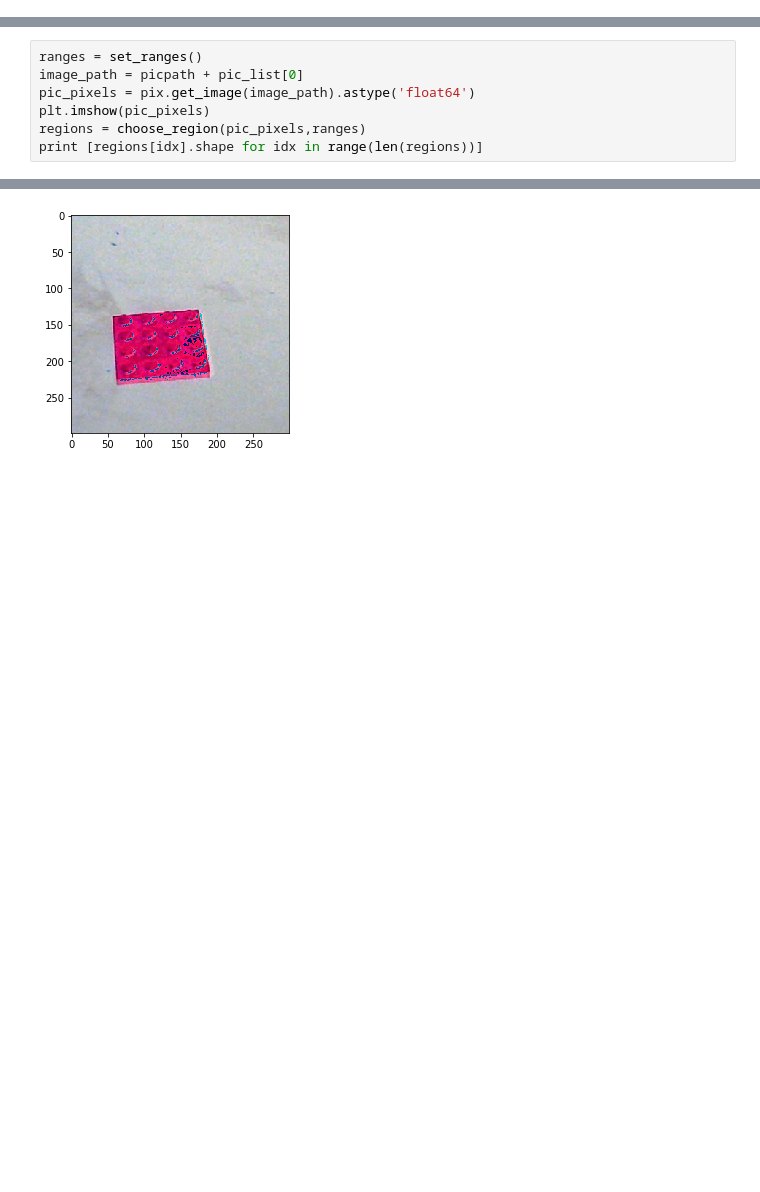
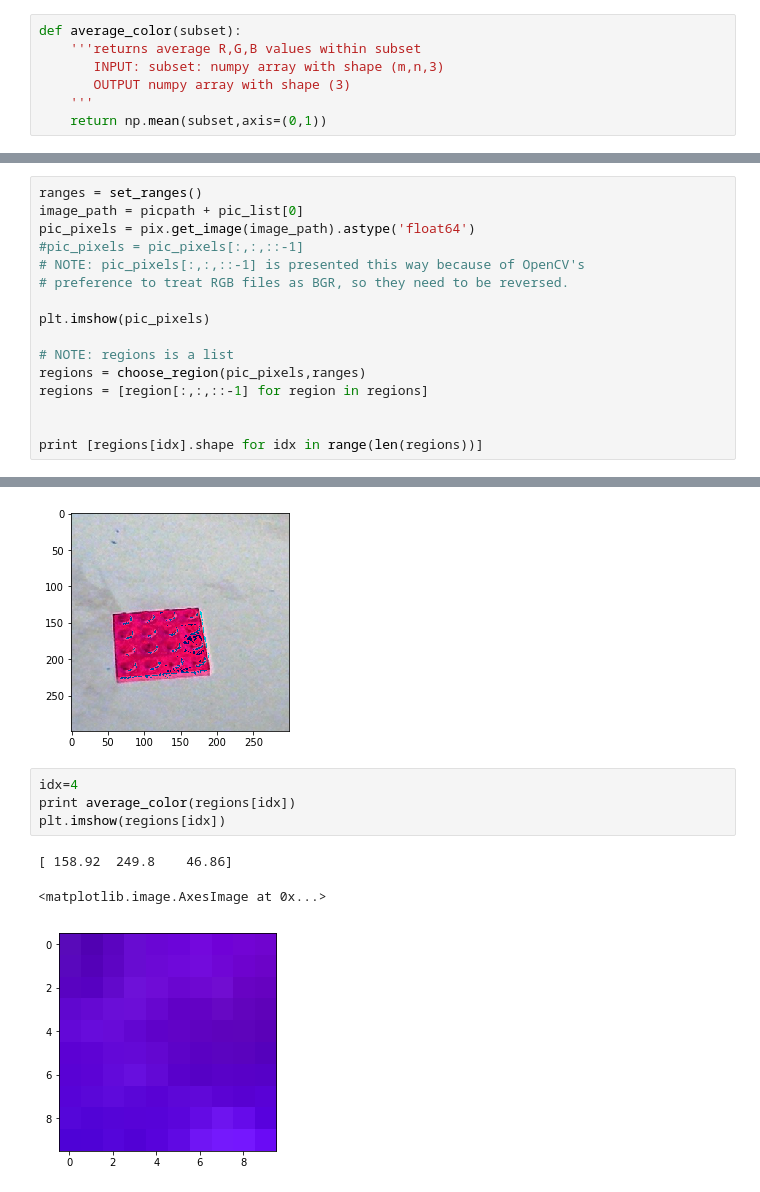
Before and after one commit to brsilver2001/bricks_from_bins_to_kits, a Jupyter notebook: new_work_in_progress/colors/color_ann.ipynb, the cells around one changed output, grey strips where cells are left out. Saved outputs shown, nothing was run; the diff lists cells and outputs as text; blank space fills up the shorter version.

Commit message:
color stuff all broken - calling it a day

```diff
--- a/new_work_in_progress/colors/color_ann.ipynb
+++ b/new_work_in_progress/colors/color_ann.ipynb
@@ -180,3 +187,10 @@ def average_color(subset):
+# %%
+def average_color(subset):
+    '''returns average R,G,B values within subset
+       INPUT: subset: numpy array with shape (m,n,3)
+       OUTPUT numpy array with shape (3)
+    '''
+    return np.mean(subset,axis=(0,1))
 # %%
 fig, ax = plt.subplots(1,len(pic_list),figsize=(6,6))
 
@@ -190,8 +204,17 @@ for idx,pic in enumerate(pic_list):
 ranges = set_ranges()
 image_path = picpath + pic_list[0]
 pic_pixels = pix.get_image(image_path).astype('float64')
+#pic_pixels = pic_pixels[:,:,::-1]
+# NOTE: pic_pixels[:,:,::-1] is presented this way because of OpenCV's
+# preference to treat RGB files as BGR, so they need to be reversed.
+
 plt.imshow(pic_pixels)
+
+# NOTE: regions is a list
 regions = choose_region(pic_pixels,ranges)
+regions = [region[:,:,::-1] for region in regions]
+
+
 print [regions[idx].shape for idx in range(len(regions))]
 # %% [output]
 100 110 100 110
@@ -205,3 +228,11 @@ print [regions[idx].shape for idx in range(len(regions))]
 188 198 188 198
 [(10, 10, 3), (10, 10, 3), (10, 10, 3), (10, 10, 3), (10, 10, 3), (10, 10, 3), (10, 10, 3), (10, 10, 3), (10, 10, 3)]
 [figure]
+# %%
+idx=4
+print average_color(regions[idx])
+plt.imshow(regions[idx])
+# %% [output]
+[ 158.92  249.8    46.86]
+<matplotlib.image.AxesImage at 0x...>
+[figure, added]
```
Also changed, not shown: parts of 6 cells of this notebook.
